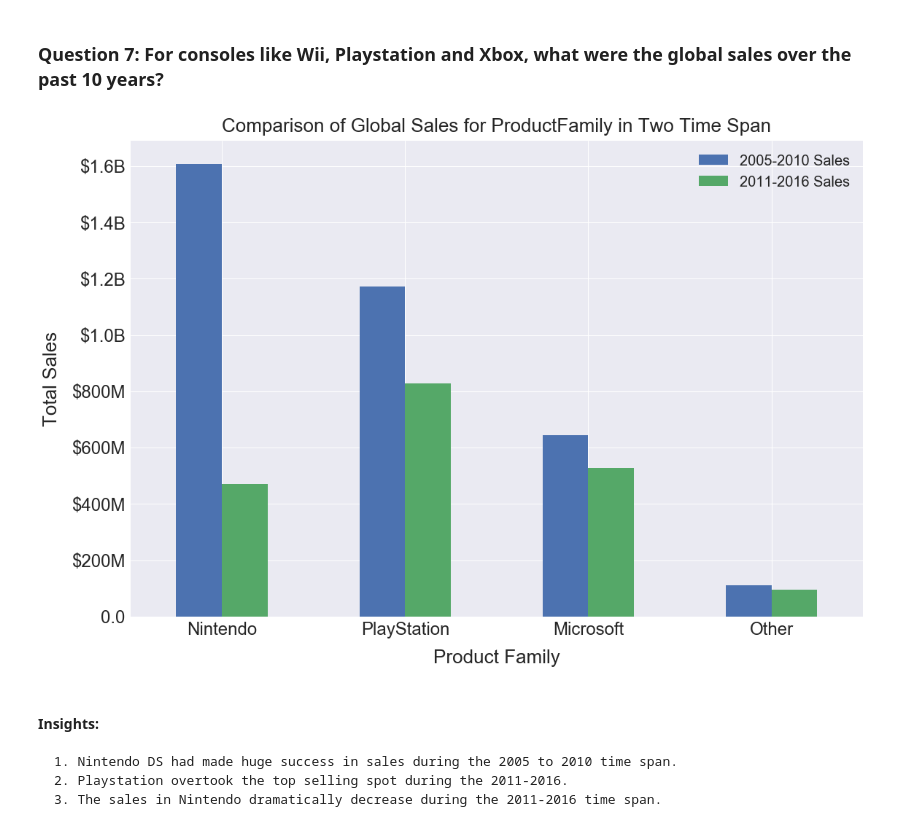
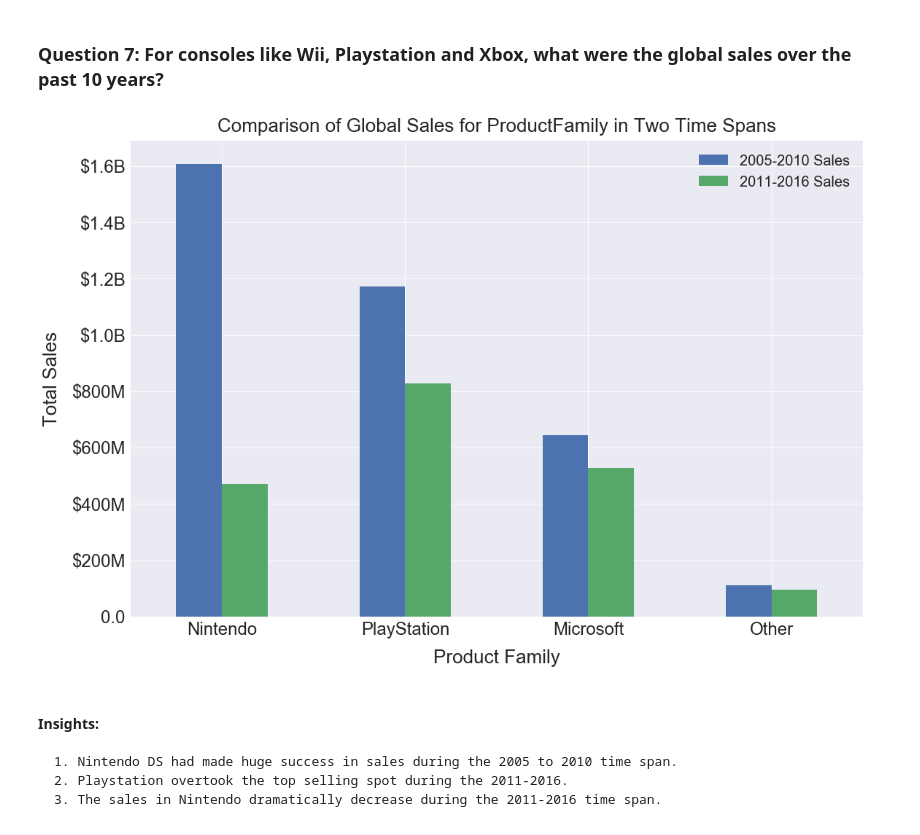
Before and after one commit to xzhang0529/Explore-Video-Games-Sales, a Jupyter notebook: Video Sales Analysis.ipynb, the cells around one changed output. Drawn from its saved outputs; the diff is of its cells as text; code cells hidden in the pictures.

```diff
--- a/Video Sales Analysis.ipynb
+++ b/Video Sales Analysis.ipynb
@@ -435,18 +435,18 @@ combined=combined.rename(index=str, columns={"Global_Sales_x": "2005-2010 Sales"
 # %%
 sns.set_style("darkgrid")
 combined.set_index('ProductFamily')[['2005-2010 Sales', '2011-2016 Sales']].plot(kind='bar',
                                                                         figsize=(18, 12))
 plt.xticks(rotation=0)
-plt.title("Comparison of Global Sales for ProductFamily in Two Time Span", fontsize=26, y=1.01)
+plt.title("Comparison of Global Sales for ProductFamily in Two Time Spans", fontsize=26, y=1.01)
 plt.xlabel("Product Family", fontsize=26, labelpad=15)
 plt.ylabel("Total Sales", fontsize=26, labelpad=15)
 plt.yticks(fontsize = 24 )
 plt.xticks(fontsize = 24 )
 ax = plt.gca()
 ax.yaxis.set_major_formatter(tick.FuncFormatter(y_fmt))
 plt.legend(fontsize=20);
 # %% [output]
-[figure, old version]
+[figure, new version]
 # %% [markdown]
 #### Insights:
     1. Nintendo DS had made huge success in sales during the 2005 to 2010 time span.
```
Also changed, not shown: parts of 2 cells of this notebook.
